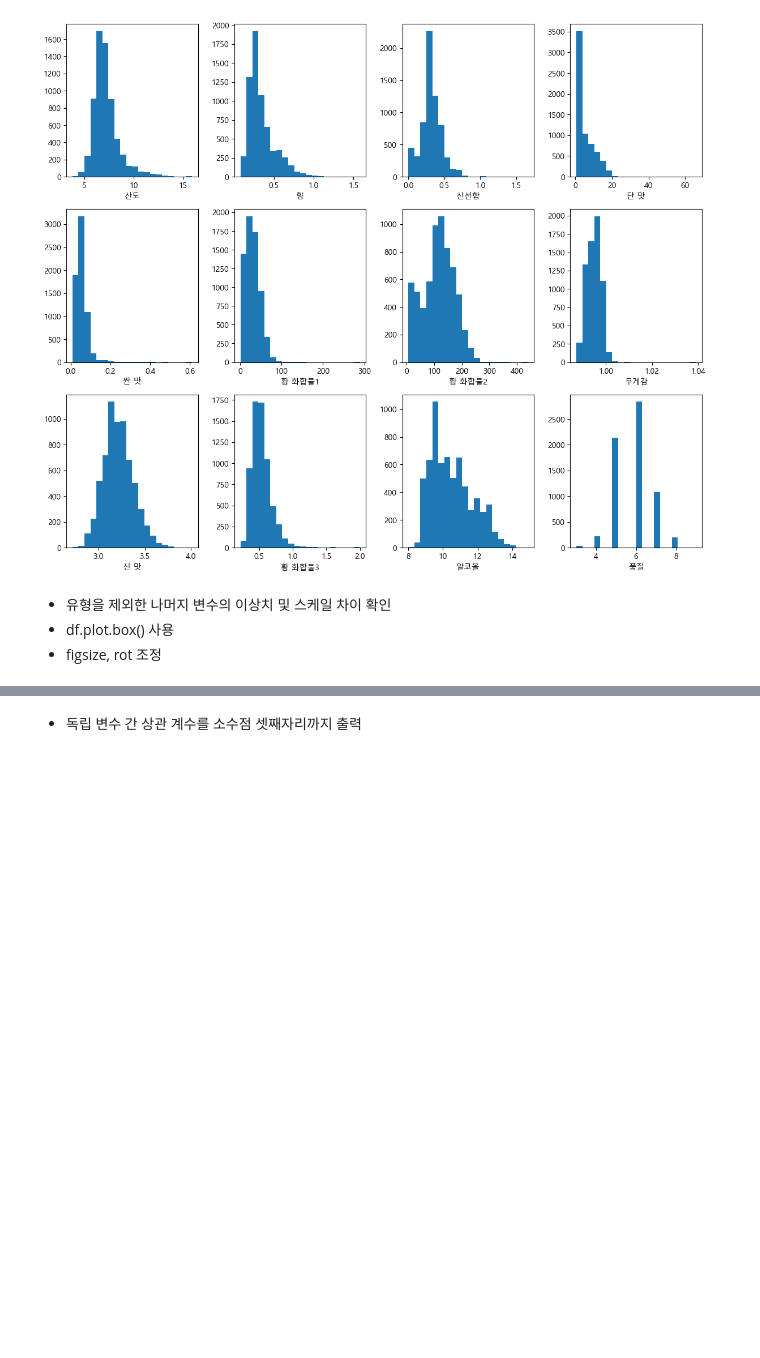
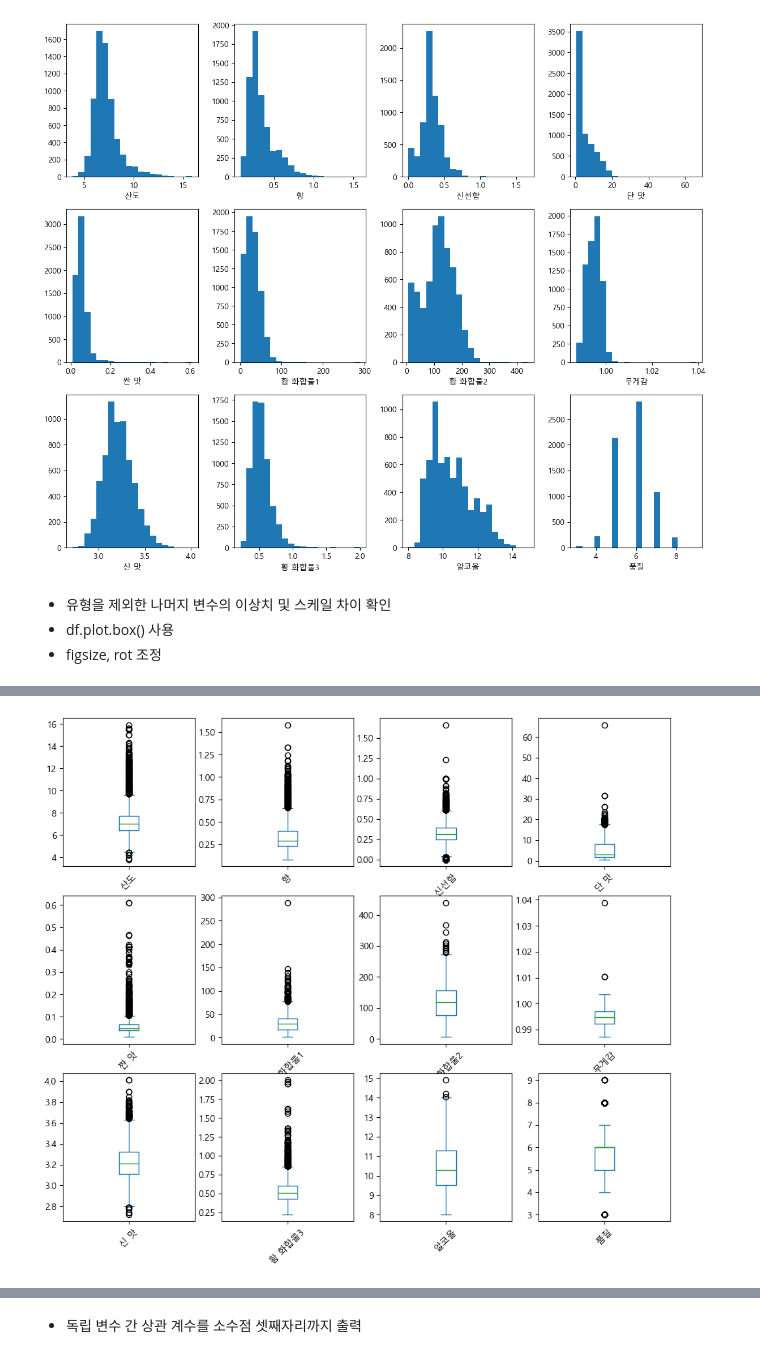
Before and after one commit to blacbakery/py_worksapce, a Jupyter notebook: HW/SKH05_HW_DAY6_Q_김건호.ipynb, the cells around one changed output, grey strips where cells are left out. Cells and saved outputs as stored; diff of their text form; code cells hidden in the pictures; blank space fills up the shorter version.

```diff
--- a/HW/SKH05_HW_DAY6_Q_김건호.ipynb
+++ b/HW/SKH05_HW_DAY6_Q_김건호.ipynb
@@ -214 +214,6 @@ wine.plot.box(figsize=(8,5), rot=45)
 [figure]
+# %%
+wine.plot.box(figsize=(12,10), rot=45, subplots=True, layout=(3,4))
+plt.show()
+# %% [output]
+[figure, added]
```
Also changed, not shown: parts of 4 cells of this notebook.
